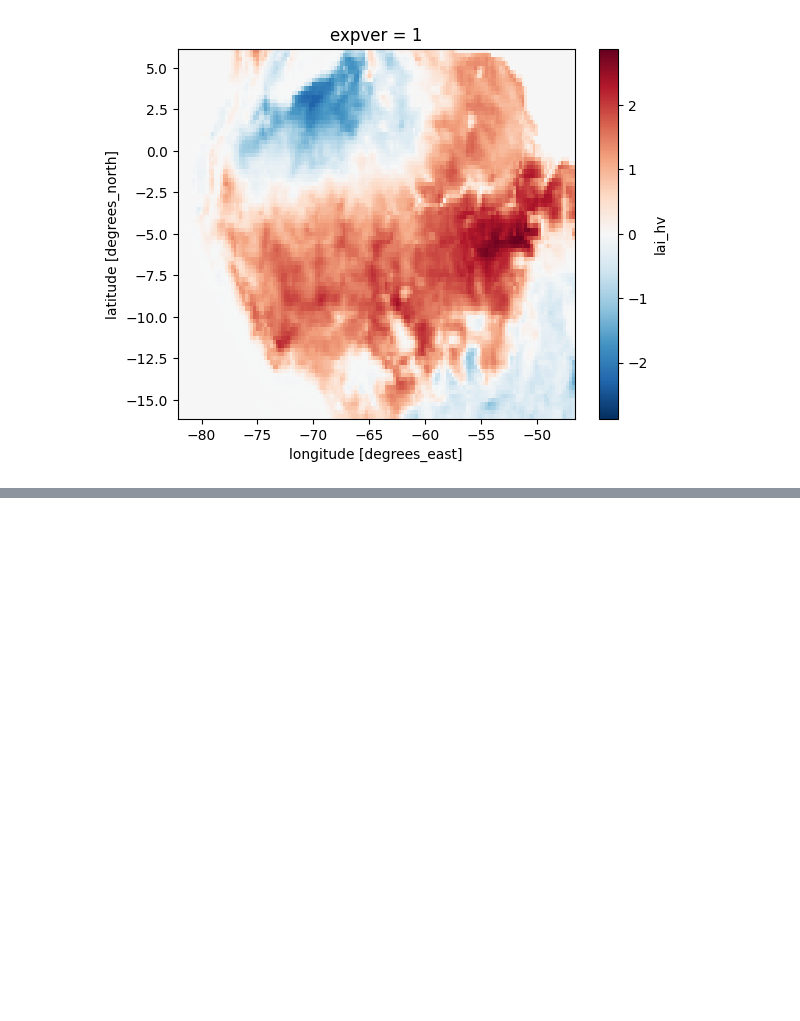
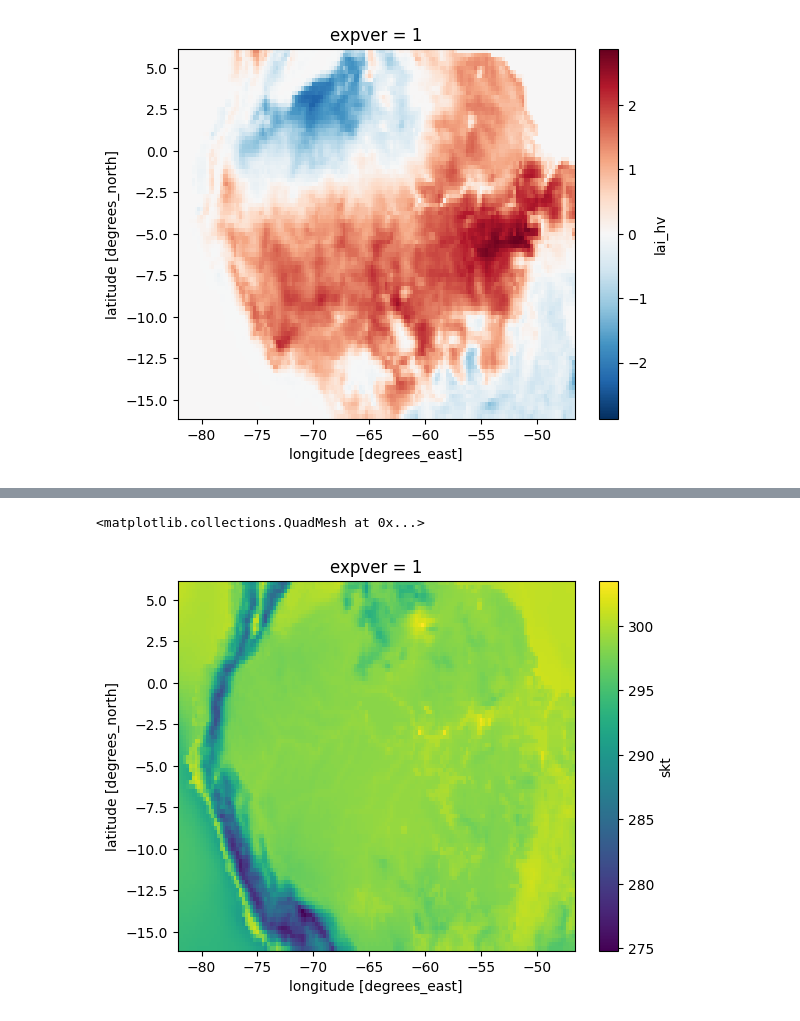
Before and after one commit to Renevelasquezcarcamo/climate-geospatial-analysis, a Jupyter notebook: main.ipynb, the cells around one changed output, grey strips where cells are left out. Saved outputs shown, nothing was run; the diff lists cells and outputs as text; code cells hidden in the pictures; blank space fills up the shorter version.

```diff
--- a/main.ipynb
+++ b/main.ipynb
@@ -177,0 +185,3 @@ sazonal_change.plot()
+# %%
+mean_temp = ds.skt.mean(dim='time')
+mean_temp
@@ -177,0 +207,5 @@ sazonal_change.plot()
+# %%
+mean_temp.plot()
+# %% [output]
+<matplotlib.collections.QuadMesh at 0x...>
+[figure, added]
```
Also changed, not shown: parts of 27 cells of this notebook, 1 other file.
